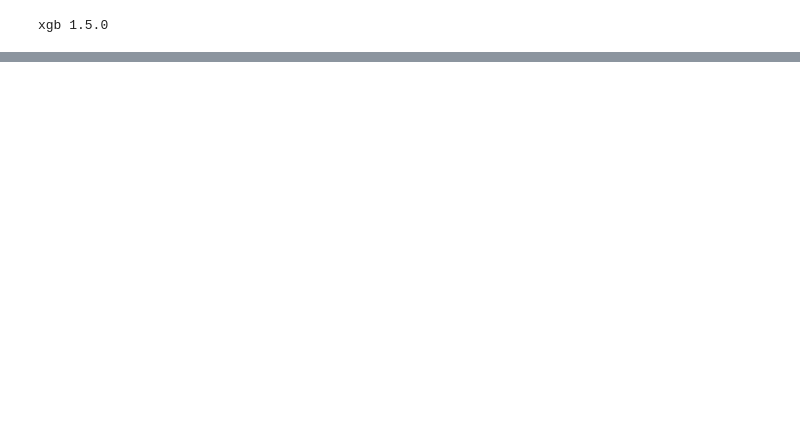
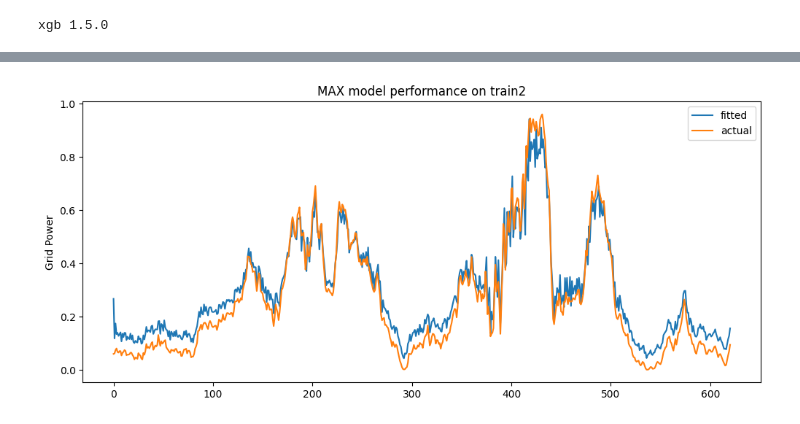
Before and after one commit to Toby-X/BDAI, a Jupyter notebook: Project/project.ipynb, the cells around one changed output, grey strips where cells are left out. Saved outputs shown, nothing was run; the diff lists cells and outputs as text; code cells hidden in the pictures; blank space fills up the shorter version.

Commit message:
Minor revision & Add TSA method

```diff
--- a/Project/project.ipynb
+++ b/Project/project.ipynb
@@ -251,10 +251,12 @@ If just input the original data, let's see what will happen.
 # Training Sets
 train1 = np.array(wind1[["GridPower","WindSpd"]][19:])
 train_data1 = mydata(train1, train1[:,1], sequence_length)
-train2 = np.array(wind2[["GridPower","WindSpdMA"]][19:])
+train2 = np.array(wind2[["GridPower","WindSpd"]][19:])
 train_data2 = mydata(train2, train2[:,1], sequence_length)
 train3 = np.array(wind3[["GridPower","WindSpd"]][19:])
 train_data3 = mydata(train3, train3[:,1], sequence_length)
+# Line added
+test = np.array(wind4[["GridPower","WindSpd"]][19:])
 
 # Data Loader
 train_dat1 = data.DataLoader(dataset=train_data1, batch_size=batch_size, shuffle=True)
@@ -369,3 +371,11 @@ import xgboost as xgb
 print("xgb",xgb.__version__)
 # %% [output]
 xgb 1.5.0
+# %%
+# TSA method MAX(2) model
+# Train with train1
+import statsmodels.api as sm
+MAX_model = sm.tsa.SARIMAX(endog=train1[:,0].astype('float64'),
+                        exog=train1[:,1].astype('float64'),
+                        order=(0,0,2))
+res = MAX_model.fit()
@@ -371,0 +394,12 @@ xgb 1.5.0
+# %%
+# Performance on train2 with the same parameters
+res2 = res.apply(endog=train2[:,0],exog=train2[:,1])
+fig = plt.figure(figsize=(12, 5))
+plt.plot(res2.fittedvalues, label="fitted")
+plt.plot(train2[:,0], label="actual")
+plt.legend(loc='upper right')
+plt.title("MAX model performance on train2")
+plt.ylabel("Grid Power")
+plt.savefig(fname="ORIGtrain2.png")
+# %% [output]
+[figure, added]
```
Also changed, not shown: parts of 10 cells of this notebook.
